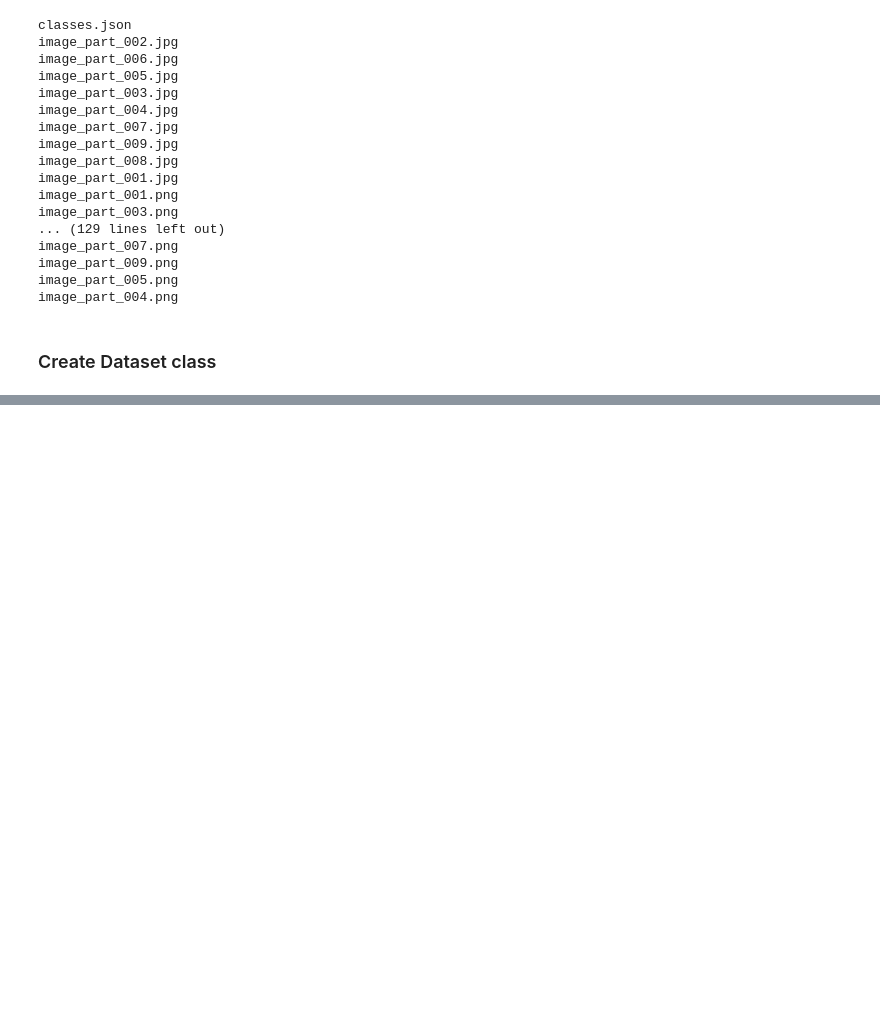
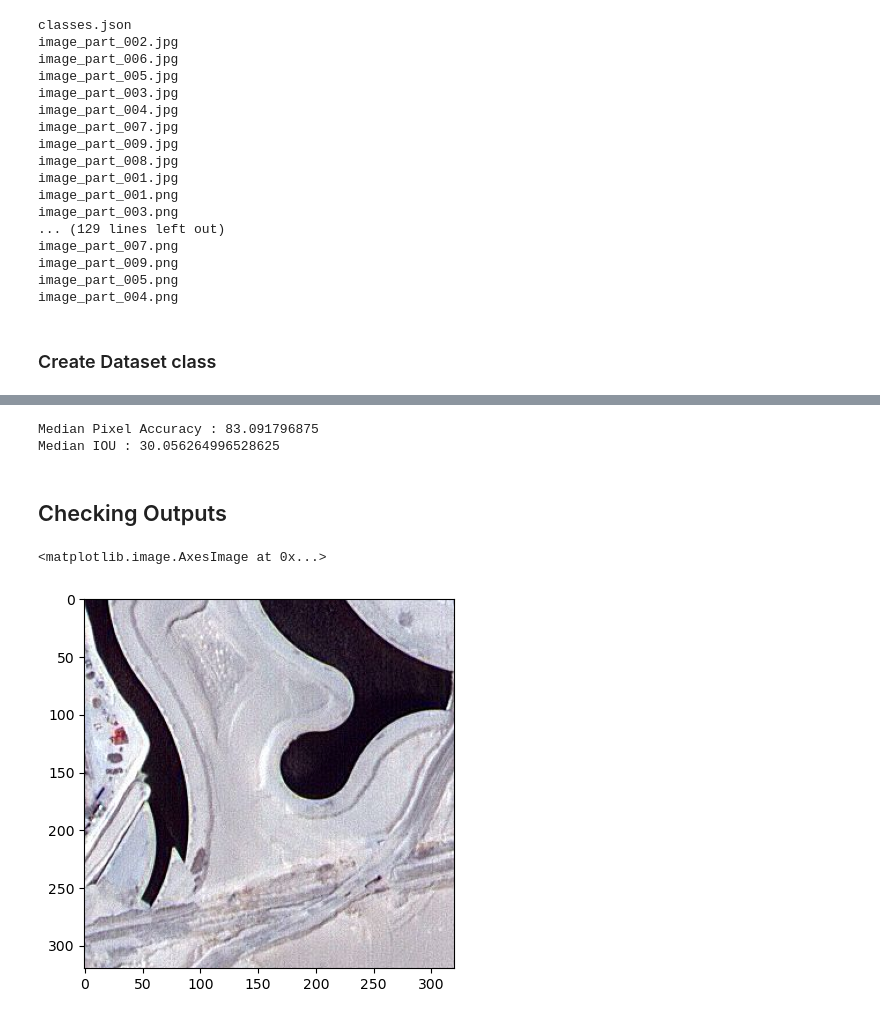
Before and after one commit to mridul3301/Segmantic-Segmentation, a Jupyter notebook: segmantic-segmentation-i.ipynb, the cells around one changed output, grey strips where cells are left out. Cells and saved outputs as stored; diff of their text form; code cells hidden in the pictures; blank space fills up the shorter version.

Commit message:
landmark segmentation

```diff
--- a/segmantic-segmentation-i.ipynb
+++ b/segmantic-segmentation-i.ipynb
@@ -132,0 +183,2 @@ image_part_004.png
+# %%
+mask = convert_mask(mask)
@@ -138,7 +200,7 @@ class SegmentationDataset(Dataset):
         self.image_names = os.listdir(f"{path_name}/images")
         self.image_paths = [f"{path_name}/images/{i}" for i in self.image_names]
         self.mask_names = os.listdir(f"{path_name}/masks")
-        self.mask_paths = [f"{path_name}/images/{i}" for i in self.mask_names]
+        self.mask_paths = [f"{path_name}/masks/{i}" for i in self.mask_names]
 
         # filter all images that do not exists in both folder
         self.img_stem = [Path(i).stem for i in self.image_paths]
@@ -147,6 +209,7 @@ class SegmentationDataset(Dataset):
         self.img_msk_stem = set(self.img_stem) & set(self.msk_stem)
 
         self.image_paths = [i for i in self.image_paths if (Path(i).stem in self.img_msk_stem)]
+
 
     def __len__(self):
         return len(self.img_msk_stem)
@@ -158,6 +221,7 @@ class SegmentationDataset(Dataset):
         mask[mask == 171] = 3 # water
         mask[mask == 172] = 4 # road
         mask[mask == 212] = 5 # vegetation
+        return mask
 
     def __getitem__(self, index):
         image = cv2.imread(self.image_paths[index])
@@ -207,0 +394,3 @@ train_ds[0]
+# %%
+test_ds = SegmentationDataset(path_name = "/kaggle/working/test")
+test_dataloader = DataLoader(test_ds, batch_size = 1, shuffle = True)
@@ -207,0 +447,16 @@ train_ds[0]
+# %%
+print(f"Median Pixel Accuracy : {np.median(pixel_accuracies) * 100}")
+print(f"Median IOU : {np.median(intersection_over_unions) * 100}")
+# %% [output]
+Median Pixel Accuracy : 83.091796875
+Median IOU : 30.056264996528625
+# %% [markdown]
+## Checking Outputs
+# %%
+image_test, mask = next(iter(test_dataloader))
+# %%
+# Original Image
+plt.imshow(np.transpose(image_test[0, :, :, :].cpu().numpy(), (1, 2, 0)))
+# %% [output]
+<matplotlib.image.AxesImage at 0x...>
+[figure, added]
```
Also changed, not shown: parts of 43 cells of this notebook.
